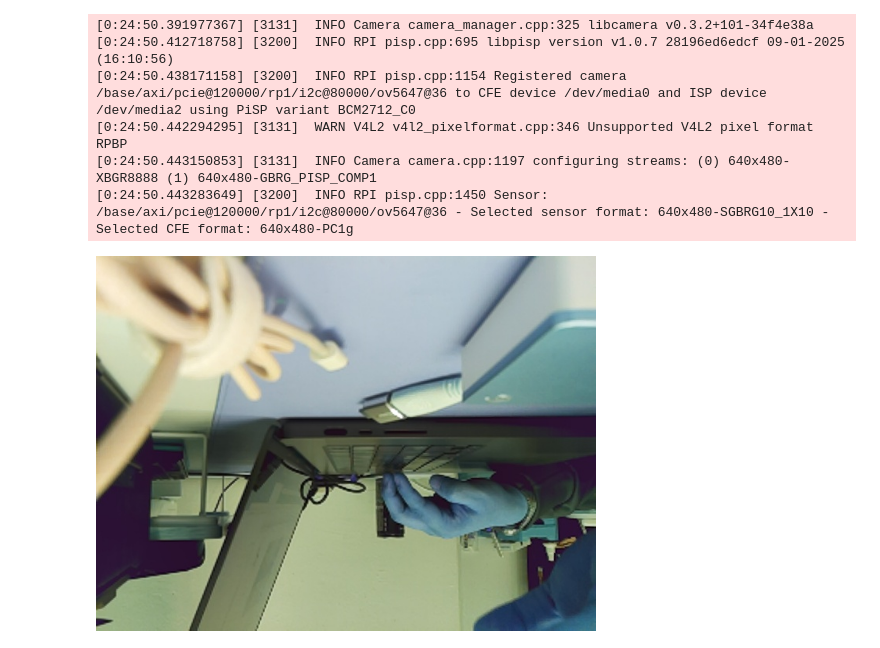
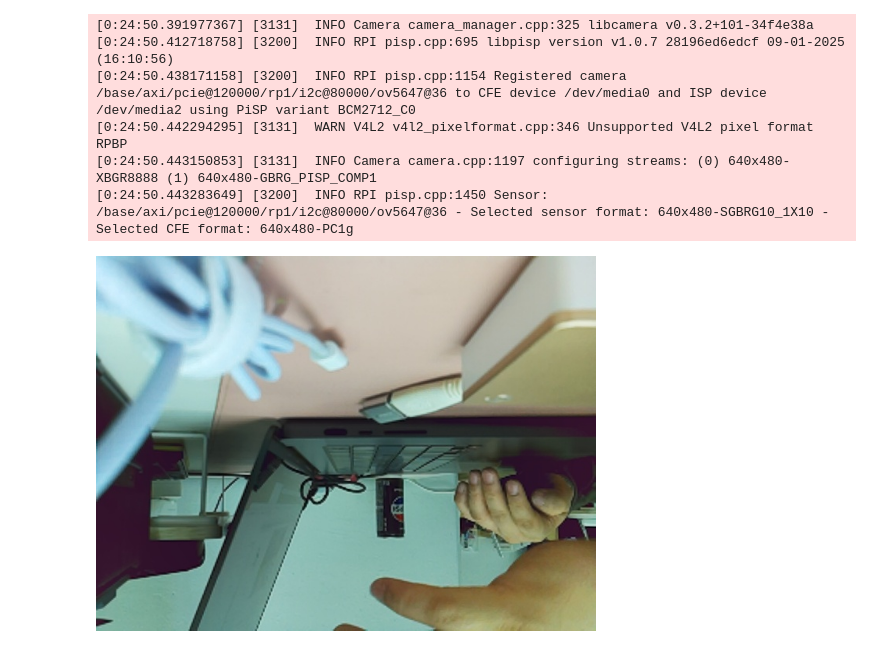
Before and after one commit to PinkWink/for_ROS2_study, a Jupyter notebook: RPi Study/cam_test.ipynb, the cells around one changed output. Drawn from its saved outputs; the diff is of its cells as text; code cells hidden in the pictures.

```diff
--- a/RPi Study/cam_test.ipynb
+++ b/RPi Study/cam_test.ipynb
@@ -18,16 +16,16 @@ import cv2
 
 def display_image(frame):
     _, buffer = cv2.imencode('.jpg', frame)
-    buffer = cv2.cvtColor(buffer, cv2.COLOR_BGR2RGB)
     clear_output(wait=True)
     display(Image(data=buffer, width=500))
 # %%
 import time
 start_time = time.time()
 
 while time.time() - start_time < 5:
     frame = picam2.capture_array()
+    frame = cv2.cvtColor(frame, cv2.COLOR_BGR2RGB)
     display_image(frame)
     time.sleep(1/30)
 # %% [output]
-[figure, old version]
+[figure, new version]
```
Also changed, not shown: parts of 2 cells of this notebook.
